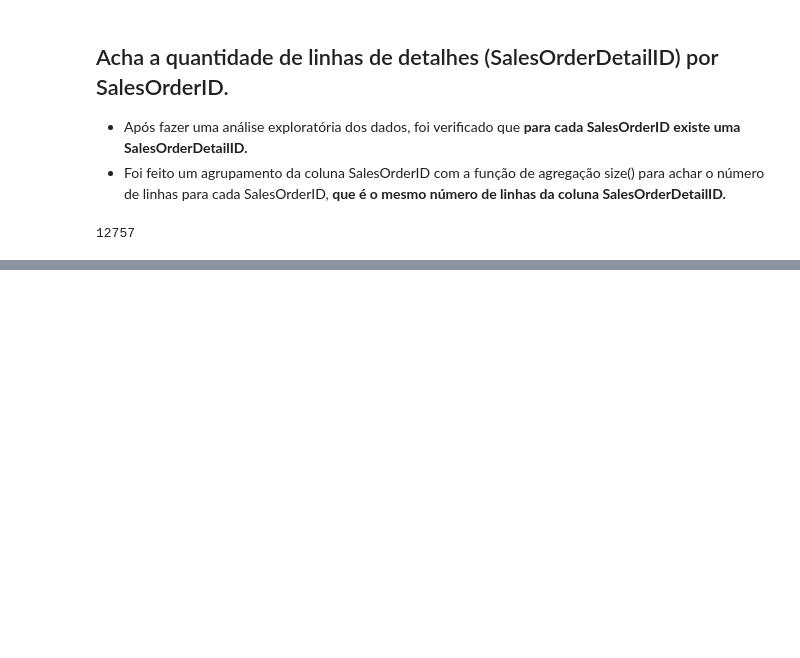
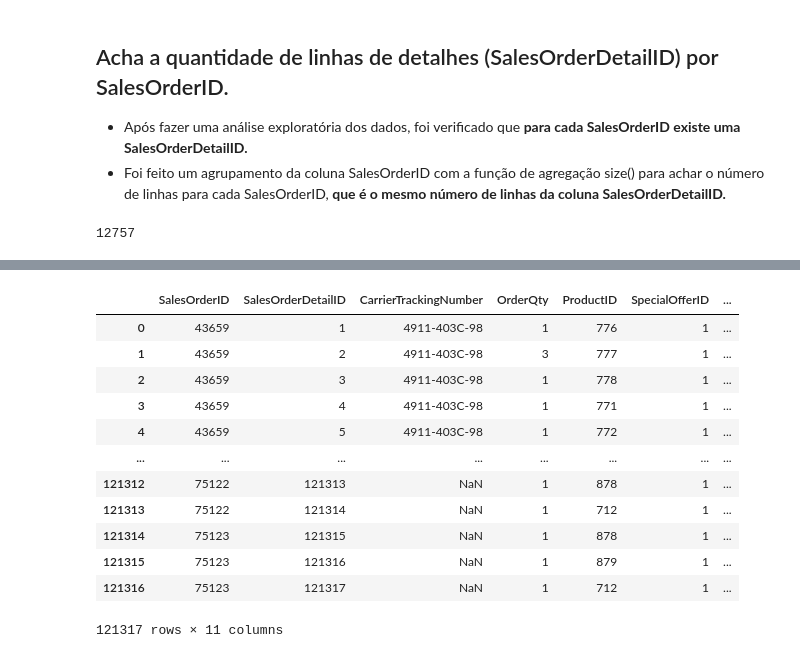
Before and after one commit to Gabrielsldev/DesafioSmarttBot, a Jupyter notebook: code/Desafio_Analytics_Engineer.ipynb, the cells around one changed output, grey strips where cells are left out. Cells and saved outputs as stored; diff of their text form; code cells hidden in the pictures; blank space fills up the shorter version.

```diff
--- a/code/Desafio_Analytics_Engineer.ipynb
+++ b/code/Desafio_Analytics_Engineer.ipynb
@@ -26,0 +96,17 @@ number_of_details("Sales.SalesOrderDetail.csv")
+# %%
+SalesOrderDetail.columns
+SalesOrderDetail
+# %% [output]
+|  | SalesOrderID | SalesOrderDetailID | CarrierTrackingNumber | OrderQty | ProductID | SpecialOfferID | ... |
+| 0 | 43659 | 1 | 4911-403C-98 | 1 | 776 | 1 | ... |
+| 1 | 43659 | 2 | 4911-403C-98 | 3 | 777 | 1 | ... |
+| 2 | 43659 | 3 | 4911-403C-98 | 1 | 778 | 1 | ... |
+| 3 | 43659 | 4 | 4911-403C-98 | 1 | 771 | 1 | ... |
+| 4 | 43659 | 5 | 4911-403C-98 | 1 | 772 | 1 | ... |
+| ... | ... | ... | ... | ... | ... | ... | ... |
+| 121312 | 75122 | 121313 | NaN | 1 | 878 | 1 | ... |
+| 121313 | 75122 | 121314 | NaN | 1 | 712 | 1 | ... |
+| 121314 | 75123 | 121315 | NaN | 1 | 878 | 1 | ... |
+| 121315 | 75123 | 121316 | NaN | 1 | 879 | 1 | ... |
+| 121316 | 75123 | 121317 | NaN | 1 | 712 | 1 | ... |
+121317 rows × 11 columns
```
Also changed, not shown: parts of 10 cells of this notebook.
